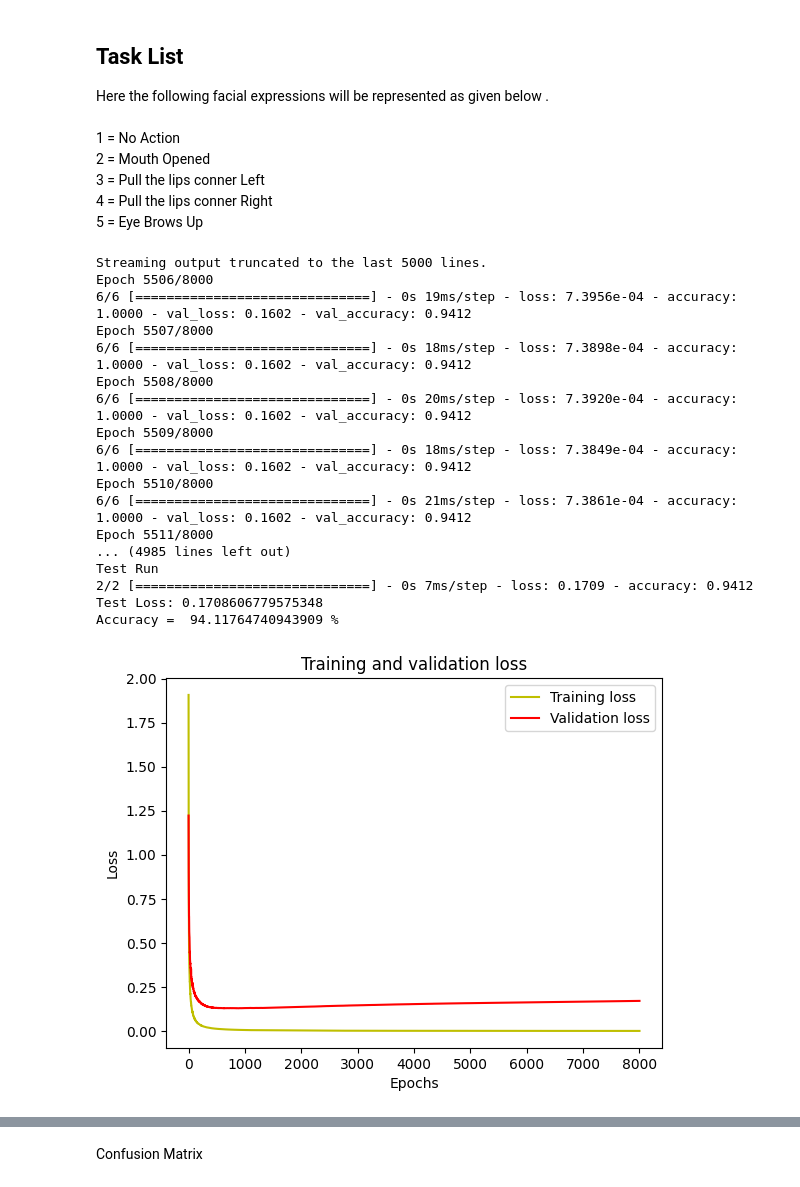
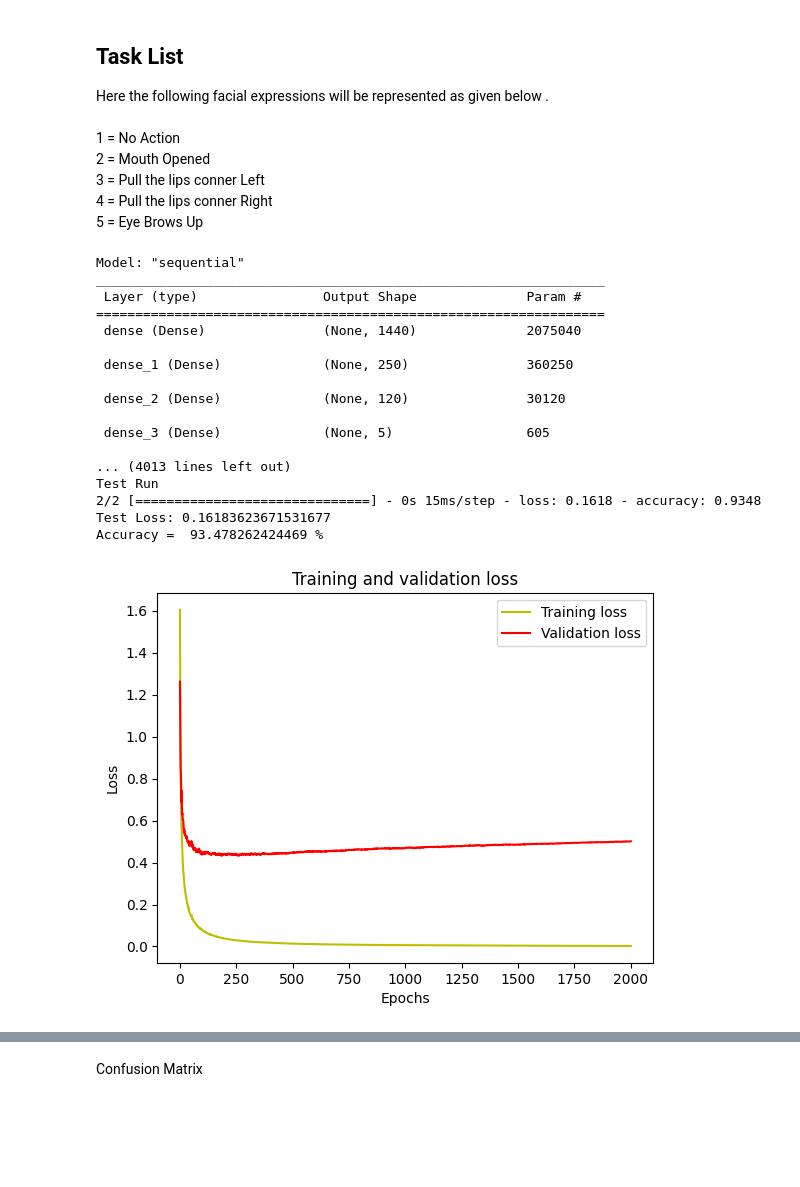
Before and after one commit to SaadiaJameel/ear-echo, a Jupyter notebook: Ear_Echo/Ear_Echo(17_23).ipynb, the cells around one changed output, grey strips where cells are left out. Drawn from its saved outputs; the diff is of its cells as text; code cells hidden in the pictures; blank space fills up the shorter version.

```diff
--- a/Ear_Echo/Ear_Echo(17_23).ipynb
+++ b/Ear_Echo/Ear_Echo(17_23).ipynb
@@ -15,7 +15,8 @@ from sklearn.metrics import accuracy_score
 from sklearn.preprocessing import MinMaxScaler,StandardScaler
 # %%
 #reading data from the stored CSV file
-TF_data = pd.read_csv('/content/drive/MyDrive/SMU project/17-23/TF_Data0013.csv')
+TF_data = pd.read_csv('/content/drive/MyDrive/Ear Echo Project/Final/TF Data/Lahiru/TF_Data0013.csv')
+TF_data_dulaj = pd.read_csv('/content/drive/MyDrive/Ear Echo Project/Final/TF Data/Dulaj/TF_DataDulaj.csv')
 TF_data.head(5)
 # %% [output]
 |  | 0 | 1 | 2 | 3 | 4 | 5 | 6 | 7 | 8 | 9 | ... | ... |
@@ -46,13 +47,16 @@ Y = TF_data['1440']
 # X_after_test , Y_after_test = X.iloc[228:] , Y.iloc[228:]
 # X , Y = X.iloc[:228] , Y.iloc[:228]
 # Train and Test Data
-X_train,X_test,Y_train,Y_test = train_test_split(X,Y , test_size=0.22 ,stratify=Y, random_state=0)
+X_train,X_test,Y_train,Y_test = train_test_split(X,Y , test_size=0.2 ,stratify=Y, random_state=0)
+
+X_train,X_validation,Y_train,Y_validation = train_test_split(X_train,Y_train , test_size=0.21 ,stratify=Y_train, random_state=5)
 
 X_train = X_train.astype('float32')
 X_test = X_test.astype('float32')
 #X_after_test = X_after_test.astype('float32')
 
 print("# of training data =",X_train.shape[0])
+print("# of Validation data =",X_validation.shape[0])
 print("# of testdata =",X_test.shape[0])
 # %% [output]
 0.0    46
@@ -91,48 +111,48 @@ print("Training Run")
 opt = tf.keras.optimizers.SGD(learning_rate=0.0008, momentum=0.08)
 model.compile(optimizer=opt, loss='sparse_categorical_crossentropy', metrics=['accuracy'])
 
-history = model.fit(X_train,Y_train, epochs=8000, batch_size=32,validation_data=(X_test, Y_test))
+history = model.fit(X_train,Y_train, epochs=2000, batch_size=32,validation_data=(X_validation, Y_validation))
 
 
 print("\n"*5)
 print("Test Run")
 
-loss, acc = model.evaluate(X_test,Y_test)
-print("Test Loss:", loss)
+Loss, acc = model.evaluate(X_test,Y_test)
+print("Test Loss:", Loss)
 print("Accuracy = ", (acc * 100.0), "%")
 # %% [output]
-Streaming output truncated to the last 5000 lines.
-Epoch 5506/8000
-6/6 [==============================] - 0s 19ms/step - loss: 7.3956e-04 - accuracy: 1.0000 - val_loss: 0.1602 - val_accuracy: 0.9412
-Epoch 5507/8000
-6/6 [==============================] - 0s 18ms/step - loss: 7.3898e-04 - accuracy: 1.0000 - val_loss: 0.1602 - val_accuracy: 0.9412
-Epoch 5508/8000
-6/6 [==============================] - 0s 20ms/step - loss: 7.3920e-04 - accuracy: 1.0000 - val_loss: 0.1602 - val_accuracy: 0.9412
-Epoch 5509/8000
-6/6 [==============================] - 0s 18ms/step - loss: 7.3849e-04 - accuracy: 1.0000 - val_loss: 0.1602 - val_accuracy: 0.9412
-Epoch 5510/8000
-6/6 [==============================] - 0s 21ms/step - loss: 7.3861e-04 - accuracy: 1.0000 - val_loss: 0.1602 - val_accuracy: 0.9412
-Epoch 5511/8000
-... (4985 lines left out)
+Model: "sequential"
+_________________________________________________________________
+ Layer (type)                Output Shape              Param #
+=================================================================
+ dense (Dense)               (None, 1440)              2075040
+
+ dense_1 (Dense)             (None, 250)               360250
+
+ dense_2 (Dense)             (None, 120)               30120
+
+ dense_3 (Dense)             (None, 5)                 605
+
+... (4013 lines left out)
 Test Run
-2/2 [==============================] - 0s 7ms/step - loss: 0.1709 - accuracy: 0.9412
-Test Loss: 0.1708606779575348
-Accuracy =  94.11764740943909 %
+2/2 [==============================] - 0s 15ms/step - loss: 0.1618 - accuracy: 0.9348
+Test Loss: 0.16183623671531677
+Accuracy =  93.478262424469 %
 # %%
 #plot the training and validation accuracy and loss at each epoch
-plt.fi
+
 loss = history.history['loss']
 val_loss = history.history['val_loss']
 epochs = range(1, len(loss) + 1)
 plt.plot(epochs, loss, 'y', label='Training loss')
 plt.plot(epochs, val_loss, 'r', label='Validation loss')
 plt.title('Training and validation loss')
 plt.xlabel('Epochs')
 plt.ylabel('Loss')
 plt.legend()
 plt.show()
 # %% [output]
-[figure, old version]
+[figure, new version]
 # %%
 acc = history.history['accuracy']
 val_acc = history.history['val_accuracy']
```
Also changed, not shown: parts of 9 cells of this notebook.
